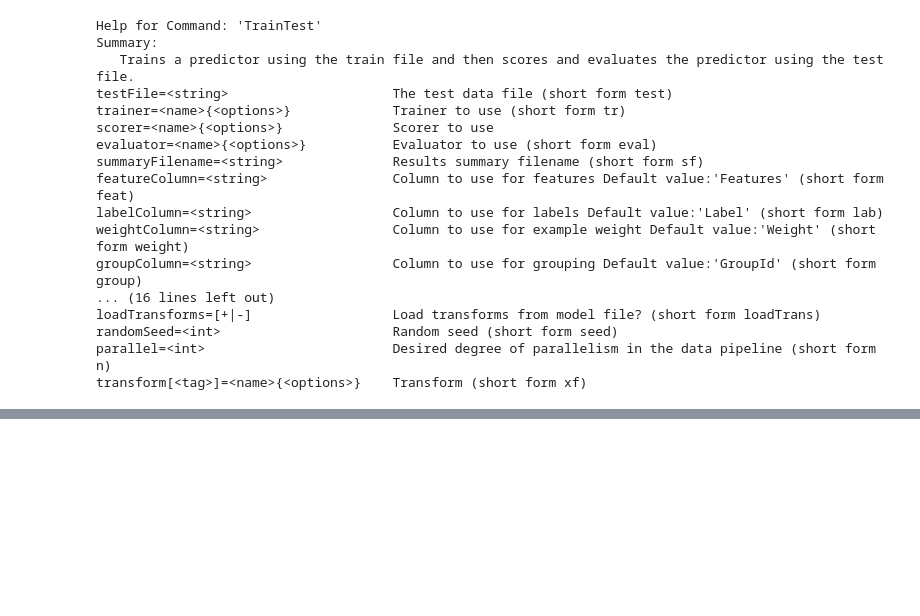
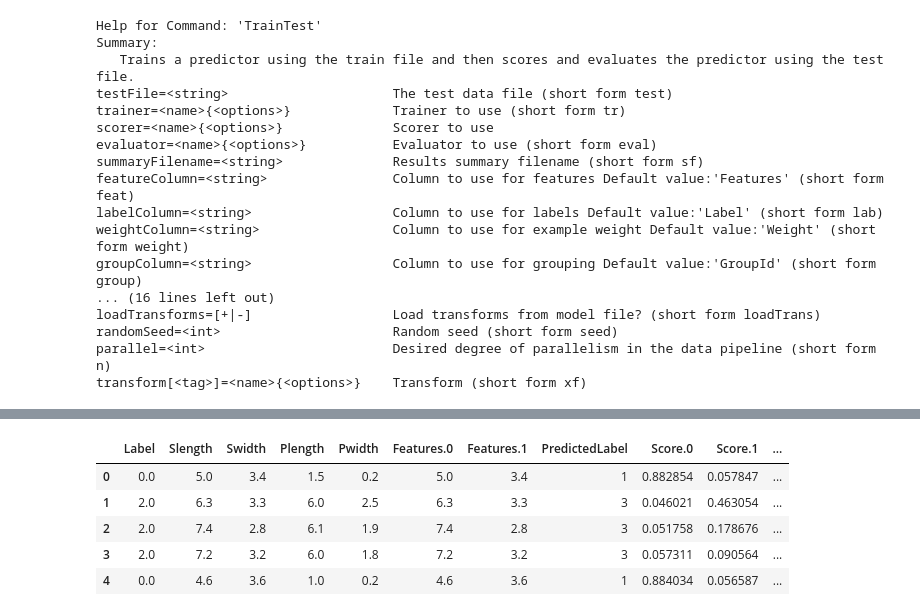
Before and after one commit to sdpython/csharpyml, a Jupyter notebook: _doc/notebooks/csharp_for_ml_in_notebook.ipynb, the cells around one changed output, grey strips where cells are left out. Saved outputs shown, nothing was run; the diff lists cells and outputs as text; code cells hidden in the pictures; blank space fills up the shorter version.

```diff
--- a/_doc/notebooks/csharp_for_ml_in_notebook.ipynb
+++ b/_doc/notebooks/csharp_for_ml_in_notebook.ipynb
@@ -121,0 +192,10 @@ pred.head()
+# %%
+pred2 = pipe.predict(dftest)
+pred2.head()
+# %% [output]
+|  | Label | Slength | Swidth | Plength | Pwidth | Features.0 | Features.1 | PredictedLabel | Score.0 | Score.1 | ... |
+| 0 | 0.0 | 5.0 | 3.4 | 1.5 | 0.2 | 5.0 | 3.4 | 1 | 0.882854 | 0.057847 | ... |
+| 1 | 2.0 | 6.3 | 3.3 | 6.0 | 2.5 | 6.3 | 3.3 | 3 | 0.046021 | 0.463054 | ... |
+| 2 | 2.0 | 7.4 | 2.8 | 6.1 | 1.9 | 7.4 | 2.8 | 3 | 0.051758 | 0.178676 | ... |
+| 3 | 2.0 | 7.2 | 3.2 | 6.0 | 1.8 | 7.2 | 3.2 | 3 | 0.057311 | 0.090564 | ... |
+| 4 | 0.0 | 4.6 | 3.6 | 1.0 | 0.2 | 4.6 | 3.6 | 1 | 0.884034 | 0.056587 | ... |
```
Also changed, not shown: parts of 23 cells of this notebook, 27 other files.
